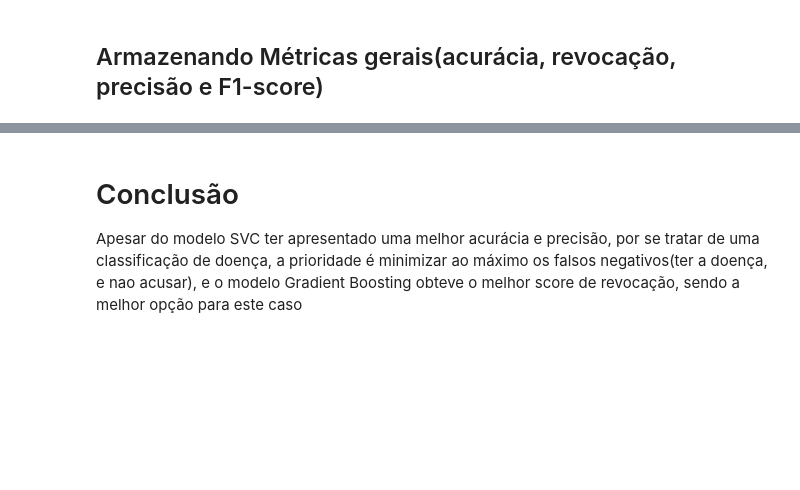
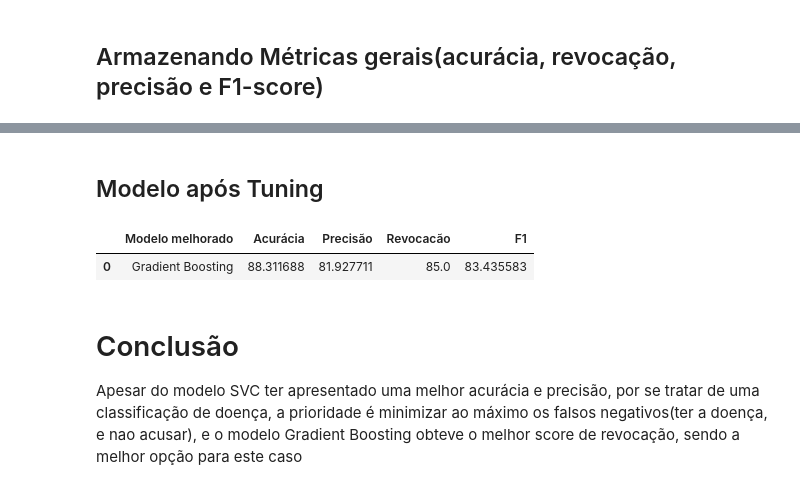
Before and after one commit to JairoLopes/Analises_R_Python, a Jupyter notebook: Projeto_diagnosticoDiabetes/diagnostico_diabetes.ipynb, the cells around one changed output, grey strips where cells are left out. Cells and saved outputs as stored; diff of their text form; code cells hidden in the pictures; blank space fills up the shorter version.

```diff
--- a/Projeto_diagnosticoDiabetes/diagnostico_diabetes.ipynb
+++ b/Projeto_diagnosticoDiabetes/diagnostico_diabetes.ipynb
@@ -269,0 +272,2 @@ metricasGerais
+# %%
+grid = GridSearchCV(GradientBoostingClassifier(random_state=46), param_grid=params)
@@ -269,0 +276,2 @@ metricasGerais
+# %%
+grid.fit(X, y)
@@ -269,0 +290,2 @@ metricasGerais
+# %%
+gridpred = grid.predict(Xtest)
@@ -269,0 +294,8 @@ metricasGerais
+# %%
+modeloFinal = pd.DataFrame({
+    "Modelo melhorado":"Gradient Boosting",
+    "Acurácia":[accuracy_score(ytest, gridpred)*100],
+    "Precisão":[precision_score(ytest, gridpred)*100],
+    "Revocacão":[recall_score(ytest, gridpred)*100],
+    "F1":[f1_score(ytest, gridpred)*100]
+})
@@ -270,3 +309,10 @@ metricasGerais
+# %% [markdown]
+## Modelo após Tuning
+# %%
+modeloFinal
+# %% [output]
+|  | Modelo melhorado | Acurácia | Precisão | Revocacão | F1 |
+| 0 | Gradient Boosting | 88.311688 | 81.927711 | 85.0 | 83.435583 |
 # %% [markdown]
 # Conclusão
 Apesar do modelo SVC ter apresentado uma melhor acurácia e precisão, por se tratar de uma classificação de doença, a prioridade é minimizar ao máximo os falsos negativos(ter a doença, e nao acusar), e o modelo Gradient Boosting obteve o melhor score de revocação, sendo a melhor opção para este caso
```
Also changed, not shown: parts of 18 cells of this notebook.
